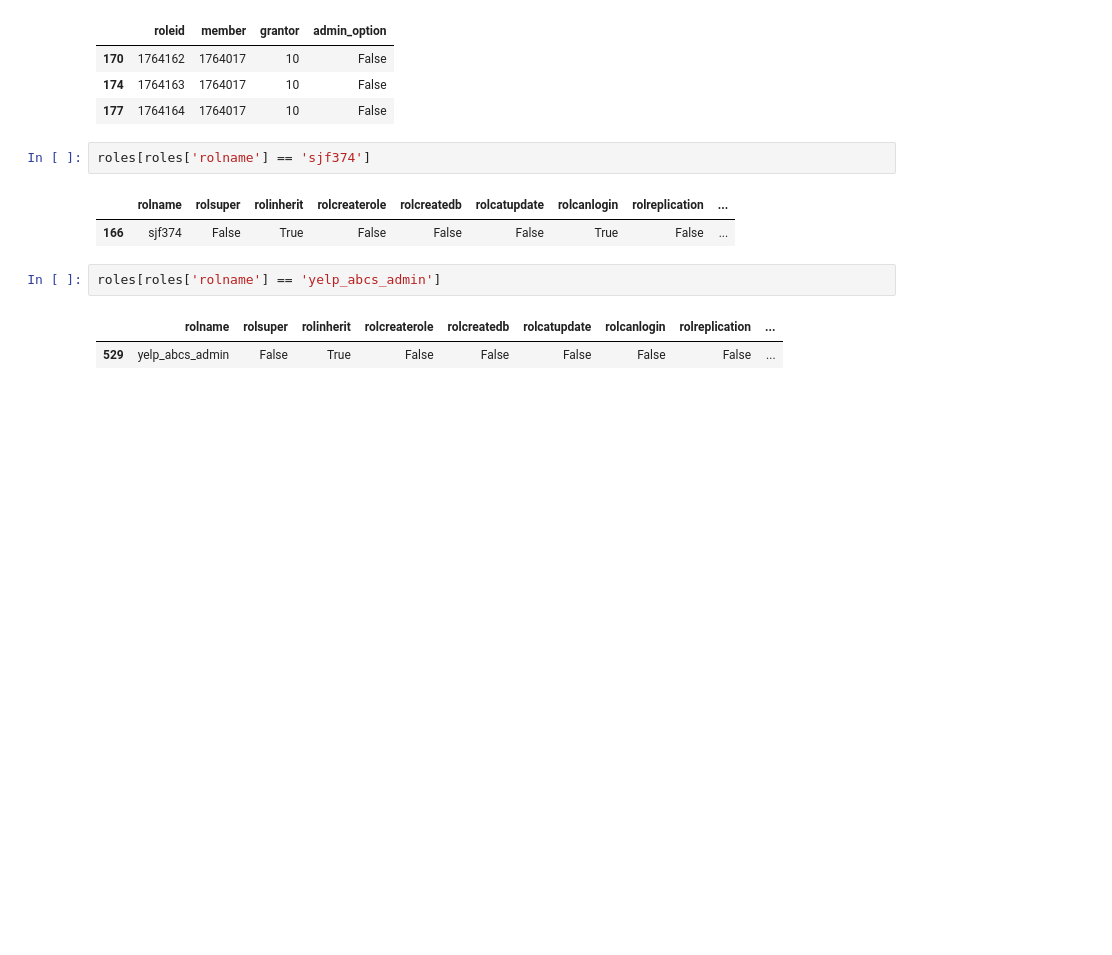
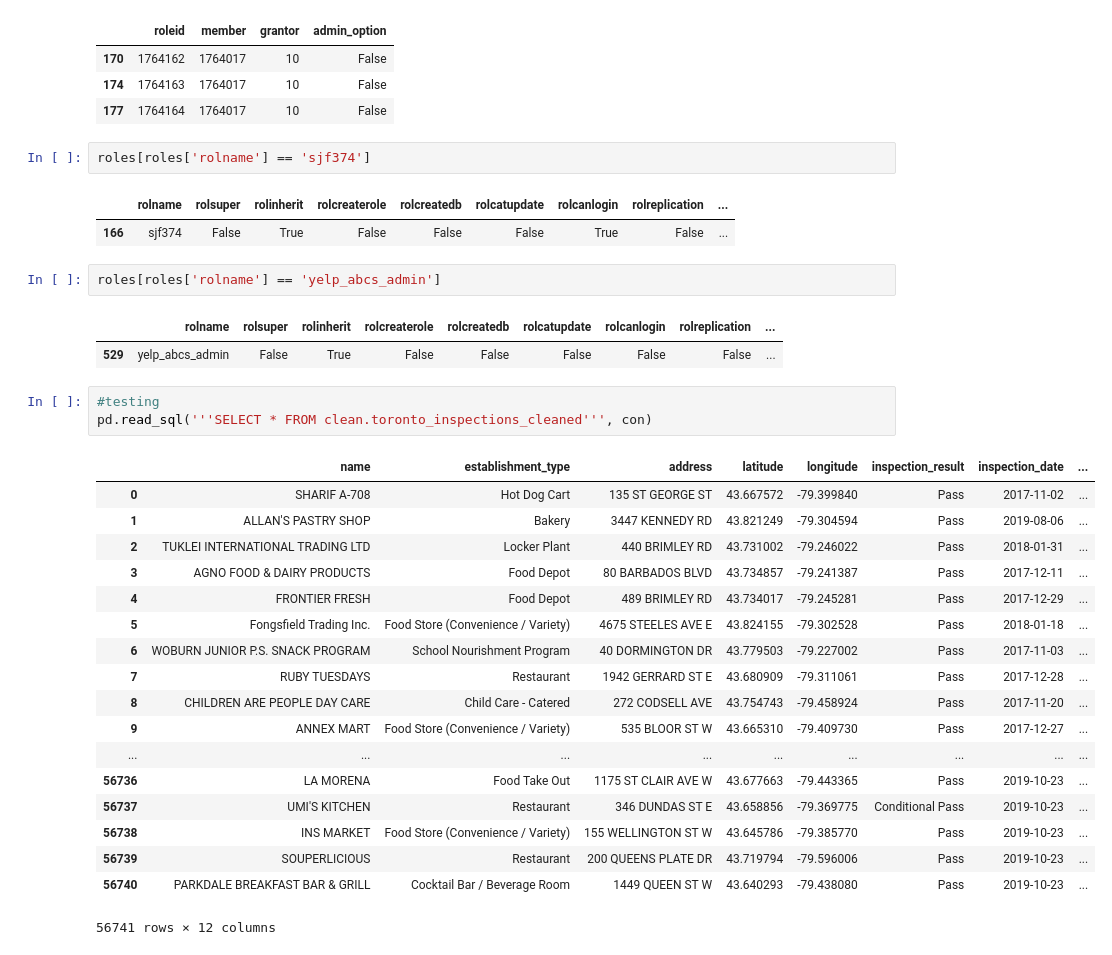
Before and after one commit to meiguan/yelp_abcs, a Jupyter notebook: stag/setup_ads_sjf374.ipynb, the cells around one changed output. Cells and saved outputs as stored; diff of their text form; blank space fills up the shorter version.

```diff
--- a/stag/setup_ads_sjf374.ipynb
+++ b/stag/setup_ads_sjf374.ipynb
@@ -404,3 +404,25 @@ roles[roles['rolname'] == 'yelp_abcs_admin']
 # %% [output]
 |  | rolname | rolsuper | rolinherit | rolcreaterole | rolcreatedb | rolcatupdate | rolcanlogin | rolreplication | ... |
 | 529 | yelp_abcs_admin | False | True | False | False | False | False | False | ... |
+# %%
+#testing
+pd.read_sql('''SELECT * FROM clean.toronto_inspections_cleaned''', con)
+# %% [output]
+|  | name | establishment_type | address | latitude | longitude | inspection_result | inspection_date | ... |
+| 0 | SHARIF A-708 | Hot Dog Cart | 135 ST GEORGE ST | 43.667572 | -79.399840 | Pass | 2017-11-02 | ... |
+| 1 | ALLAN'S PASTRY SHOP | Bakery | 3447 KENNEDY RD | 43.821249 | -79.304594 | Pass | 2019-08-06 | ... |
+| 2 | TUKLEI INTERNATIONAL TRADING LTD | Locker Plant | 440 BRIMLEY RD | 43.731002 | -79.246022 | Pass | 2018-01-31 | ... |
+| 3 | AGNO FOOD & DAIRY PRODUCTS | Food Depot | 80 BARBADOS BLVD | 43.734857 | -79.241387 | Pass | 2017-12-11 | ... |
+| 4 | FRONTIER FRESH | Food Depot | 489 BRIMLEY RD | 43.734017 | -79.245281 | Pass | 2017-12-29 | ... |
+| 5 | Fongsfield Trading Inc. | Food Store (Convenience / Variety) | 4675 STEELES AVE E | 43.824155 | -79.302528 | Pass | 2018-01-18 | ... |
+| 6 | WOBURN JUNIOR P.S. SNACK PROGRAM | School Nourishment Program | 40 DORMINGTON DR | 43.779503 | -79.227002 | Pass | 2017-11-03 | ... |
+| 7 | RUBY TUESDAYS | Restaurant | 1942 GERRARD ST E | 43.680909 | -79.311061 | Pass | 2017-12-28 | ... |
+| 8 | CHILDREN ARE PEOPLE DAY CARE | Child Care - Catered | 272 CODSELL AVE | 43.754743 | -79.458924 | Pass | 2017-11-20 | ... |
+| 9 | ANNEX MART | Food Store (Convenience / Variety) | 535 BLOOR ST W | 43.665310 | -79.409730 | Pass | 2017-12-27 | ... |
+| ... | ... | ... | ... | ... | ... | ... | ... | ... |
+| 56736 | LA MORENA | Food Take Out | 1175 ST CLAIR AVE W | 43.677663 | -79.443365 | Pass | 2019-10-23 | ... |
+| 56737 | UMI'S KITCHEN | Restaurant | 346 DUNDAS ST E | 43.658856 | -79.369775 | Conditional Pass | 2019-10-23 | ... |
+| 56738 | INS MARKET | Food Store (Convenience / Variety) | 155 WELLINGTON ST W | 43.645786 | -79.385770 | Pass | 2019-10-23 | ... |
+| 56739 | SOUPERLICIOUS | Restaurant | 200 QUEENS PLATE DR | 43.719794 | -79.596006 | Pass | 2019-10-23 | ... |
+| 56740 | PARKDALE BREAKFAST BAR & GRILL | Cocktail Bar / Beverage Room | 1449 QUEEN ST W | 43.640293 | -79.438080 | Pass | 2019-10-23 | ... |
+56741 rows × 12 columns
```
Also changed, not shown: parts of 20 cells of this notebook, 4 other files.
